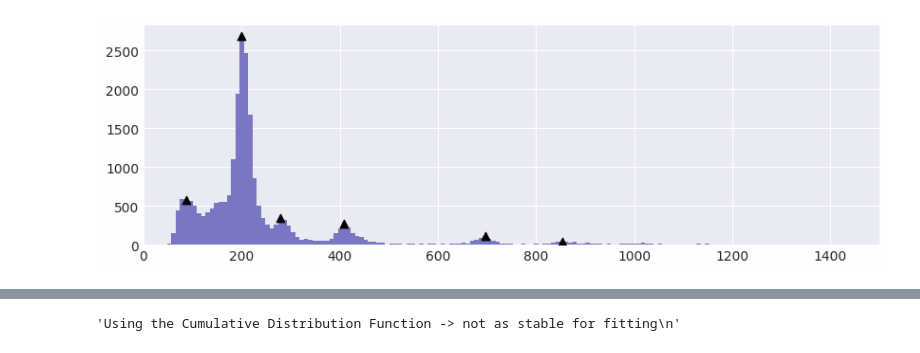
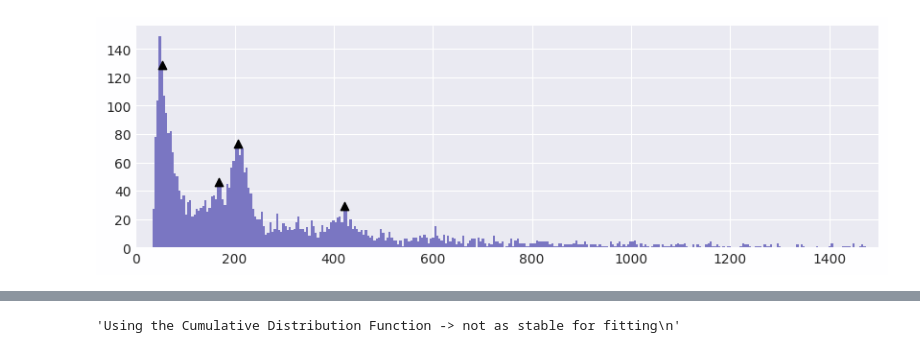
Before and after one commit to sknesiron/MP_Analysis, a Jupyter notebook: analysis.ipynb, the cells around one changed output, grey strips where cells are left out. Cells and saved outputs as stored; diff of their text form; code cells hidden in the pictures.

```diff
--- a/analysis.ipynb
+++ b/analysis.ipynb
@@ -14,6 +15,6 @@ from datetime import datetime
 plt.style.use(matplotx.styles.pitaya_smoothie["light"])
 # %%
-data_in=r"C:\Users\chem-chem1918\OneDrive\Documents\2_Master\5_Labrotations\AK-Rauschenbach\Data\Proteasome\20241120_MP-test\1_10_Mix.csv"
+data_in=r"C:\Users\chem-chem1918\OneDrive\Documents\2_Master\5_Labrotations\AK-Rauschenbach\Data\Proteasome\20241219_XL-PA28ab_MP\003_20241219_120_XL-PA28ab_denat_dil_navg15.csv"
 
 df=pd.read_csv(data_in,comment='#')
 data=df[df["calibrated_values"]>0]["calibrated_values"].sort_values(ascending=True).to_numpy()
@@ -111,21 +21,22 @@ def auc_gaussian_fwhm(amplitude, mean, sigma):
 # %%
-bins=1000
+bins=6000
 threshold=20
 peak_est,properties=get_peak_estimates(
     data=data,
     bins=bins,
-    min_dist_Da=50,
+    min_dist_Da=20,
     height=threshold,
-    smooth=1
+    smooth=1.5
     )
 
+bounds=generate_bounds(peak_estimate=peak_est.T)
 fig,ax=plt.subplots(figsize=(10,3))
 ax.hist(data,bins=bins)
 N=peak_est.size //3
 ax.scatter(peak_est.T[1],peak_est.T[0],marker="^",color="k")
 ax.set(xlim=(0,1500));
 # %% [output]
-[figure, old version]
+[figure, new version]
 # %%
 """Using the bin-centers of the histogram -> fit depends on binning
 """
```
Also changed, not shown: parts of 4 cells of this notebook, 1 other file.
